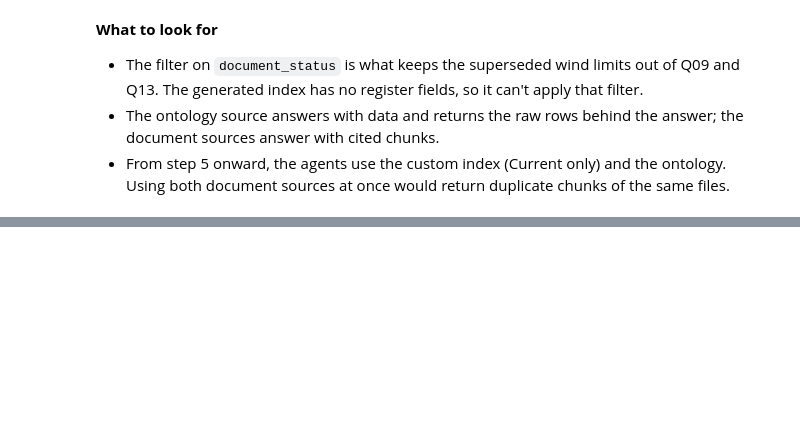
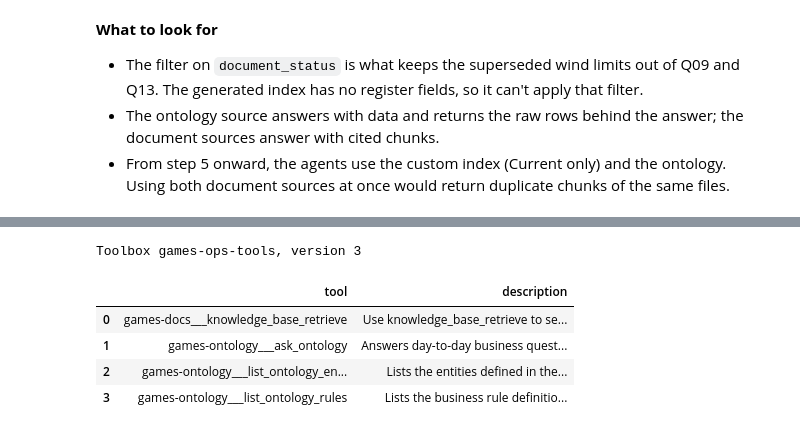
Before and after one commit to strudel0209/Microsoft-Foundry-What-s-New-and-Deep-Dive-Kit, a Jupyter notebook: foundry-demo-9-fabric-iq-and-foundry-iq-agents.ipynb, the cells around one changed output, grey strips where cells are left out. Saved outputs shown, nothing was run; the diff lists cells and outputs as text; code cells hidden in the pictures; blank space fills up the shorter version.

Commit message:
NB9 steps 5-6: three agent patterns, evaluations and tracing

```diff
--- a/foundry-demo-9-fabric-iq-and-foundry-iq-agents.ipynb
+++ b/foundry-demo-9-fabric-iq-and-foundry-iq-agents.ipynb
@@ -654,0 +909,29 @@ if LIVE:
+# %%
+if AGENTS_LIVE:
+    toolbox = project.toolboxes.create_version(
+        name=TOOLBOX,
+        description="Games operations: ontology facts and operating documents.",
+        tools=[
+            FabricIQPreviewToolboxTool(project_connection_id=ontology_connection_id, server_label=ONTOLOGY_LABEL,
+                                       server_url=ONTOLOGY_MCP_URL, require_approval="never"),   # verify https://learn.microsoft.com/en-us/python/api/azure-ai-projects/azure.ai.projects.models.fabriciqpreviewtool
+            MCPToolboxTool(server_label=DOCS_LABEL, server_url=AGENT_KB_MCP_URL, require_approval="never",
+                           project_connection_id=CONN_DOCS),
+        ],
+    )
+    TOOLBOX_MCP_URL = f"{FOUNDRY_PROJECT_ENDPOINT}/toolboxes/{toolbox.name}/versions/{toolbox.version}/mcp?api-version=v1"
+    put_connection(CONN_TOOLBOX, authType="UserEntraToken", target=TOOLBOX_MCP_URL, audience="https://ai.azure.com")
+
+    headers = {"Authorization": f"Bearer {credential.get_token('https://ai.azure.com/.default').token}"}
+    async with streamablehttp_client(TOOLBOX_MCP_URL, headers=headers) as (read, write, _):
+        async with ClientSession(read, write) as session:
+            await session.initialize()
+            toolbox_tools = (await session.list_tools()).tools
+    print(f"Toolbox {toolbox.name}, version {toolbox.version}")
+    display(pd.DataFrame([{"tool": t.name, "description": (t.description or "")[:160]} for t in toolbox_tools]))
+# %% [output]
+Toolbox games-ops-tools, version 3
+|  | tool | description |
+| 0 | games-docs___knowledge_base_retrieve | Use knowledge_base_retrieve to se... |
+| 1 | games-ontology___ask_ontology | Answers day-to-day business quest... |
+| 2 | games-ontology___list_ontology_en... | Lists the entities defined in the... |
+| 3 | games-ontology___list_ontology_rules | Lists the business rule definitio... |
```
Also changed, not shown: parts of 52 cells of this notebook, 9 other files.
